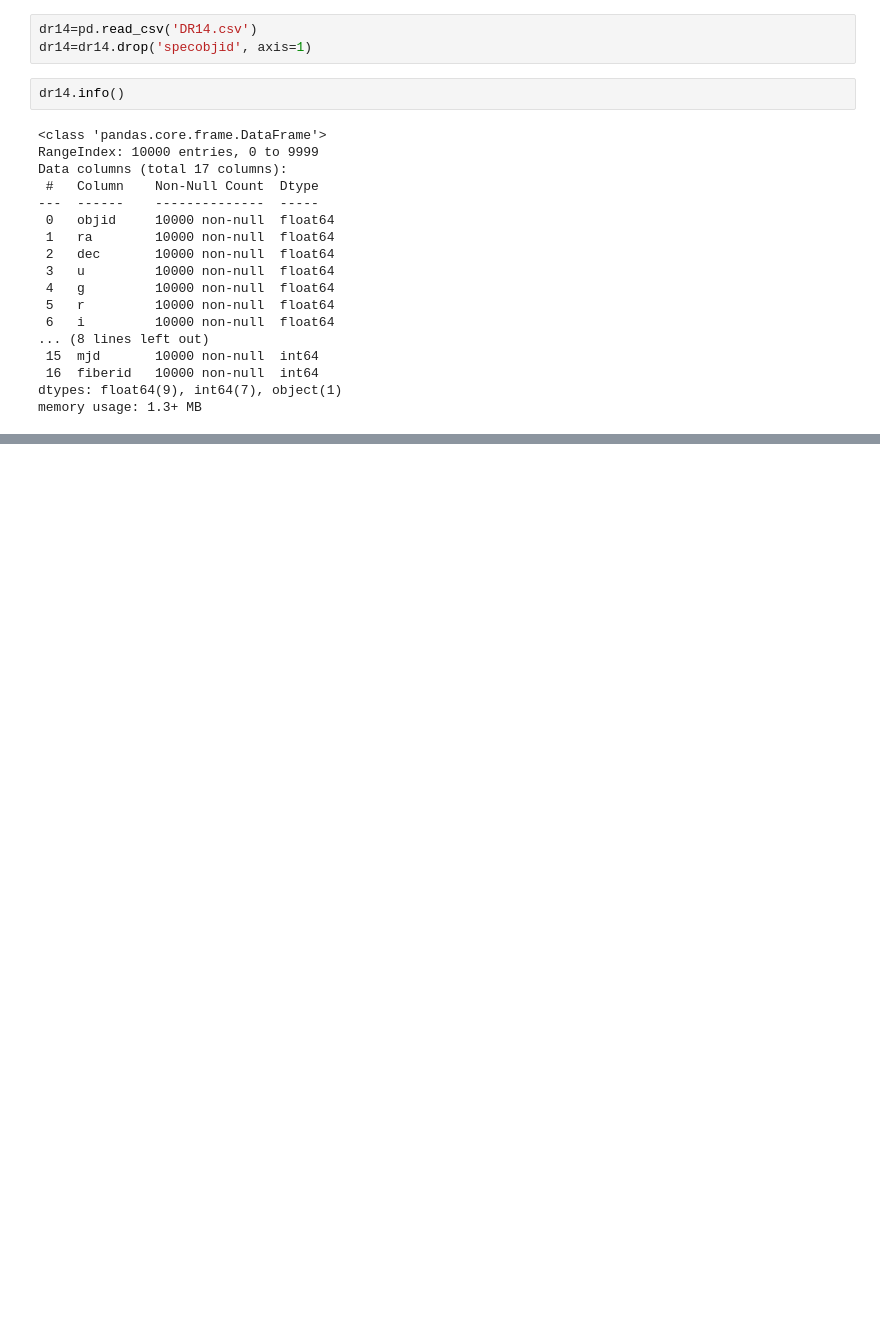
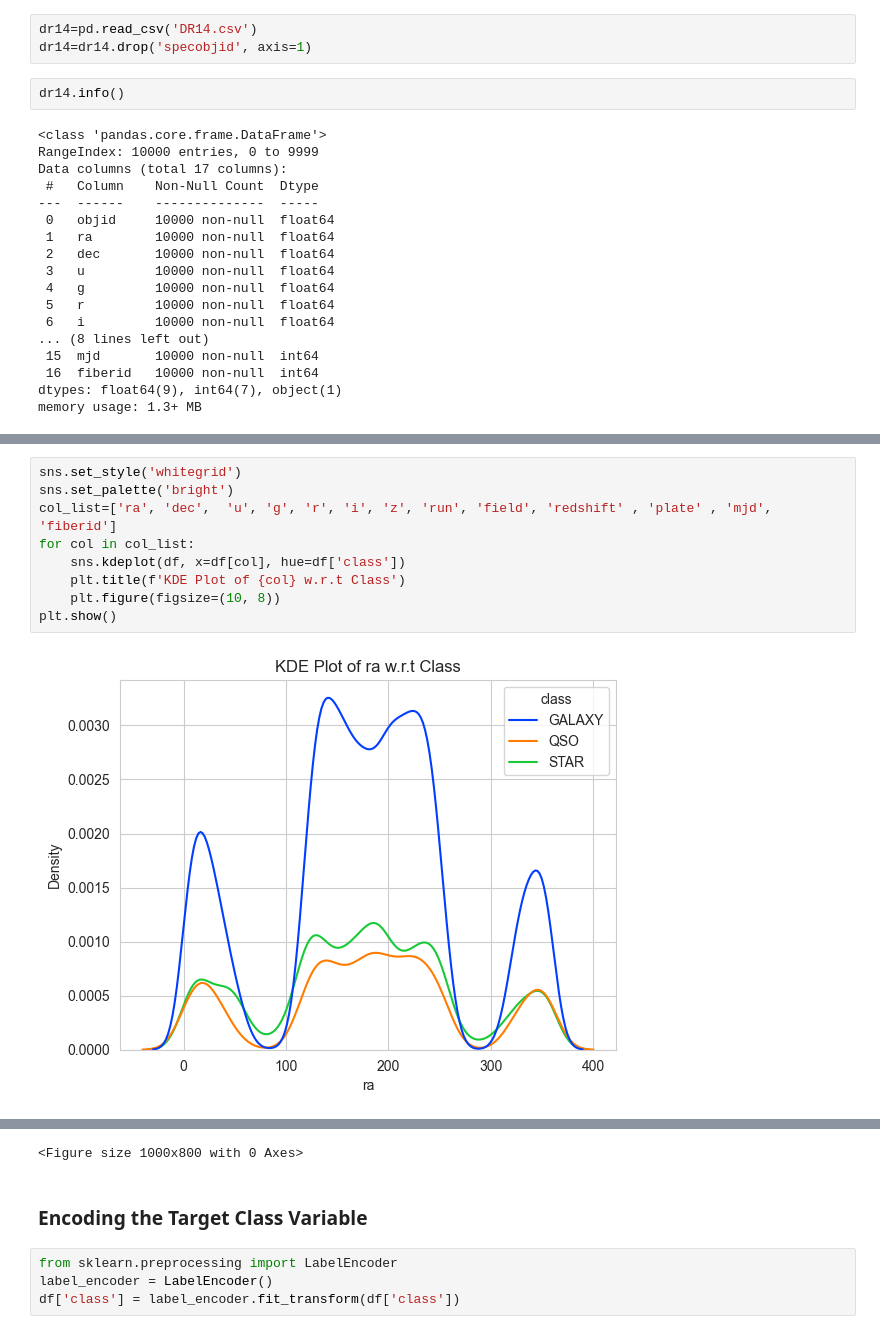
Before and after one commit to harshith-nikhil/CosmicClassification, a Jupyter notebook: Project.ipynb, the cells around one changed output, grey strips where cells are left out. Saved outputs shown, nothing was run; the diff lists cells and outputs as text; blank space fills up the shorter version.

```diff
--- a/Project.ipynb
+++ b/Project.ipynb
@@ -159,0 +143,11 @@ px.bar(counts)
+# %%
+sns.set_style('whitegrid')
+sns.set_palette('bright')
+col_list=['ra',	'dec',	'u', 'g', 'r', 'i', 'z', 'run', 'field', 'redshift' , 'plate' , 'mjd', 'fiberid']
+for col in col_list:
+    sns.kdeplot(df, x=df[col], hue=df['class'])
+    plt.title(f'KDE Plot of {col} w.r.t Class')
+    plt.figure(figsize=(10, 8))
+plt.show()
+# %% [output]
+[figure, added]
@@ -159,0 +166,7 @@ px.bar(counts)
+<Figure size 1000x800 with 0 Axes>
+# %% [markdown]
+### Encoding the Target Class Variable
+# %%
+from sklearn.preprocessing import LabelEncoder
+label_encoder = LabelEncoder()
+df['class'] = label_encoder.fit_transform(df['class'])
```
Also changed, not shown: parts of 38 cells of this notebook, 1 other file.
